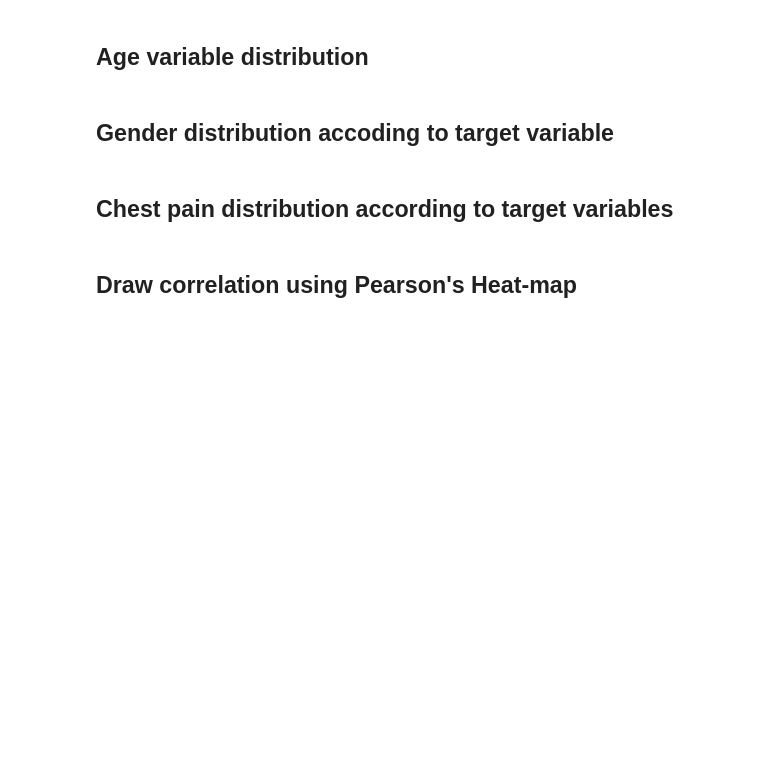
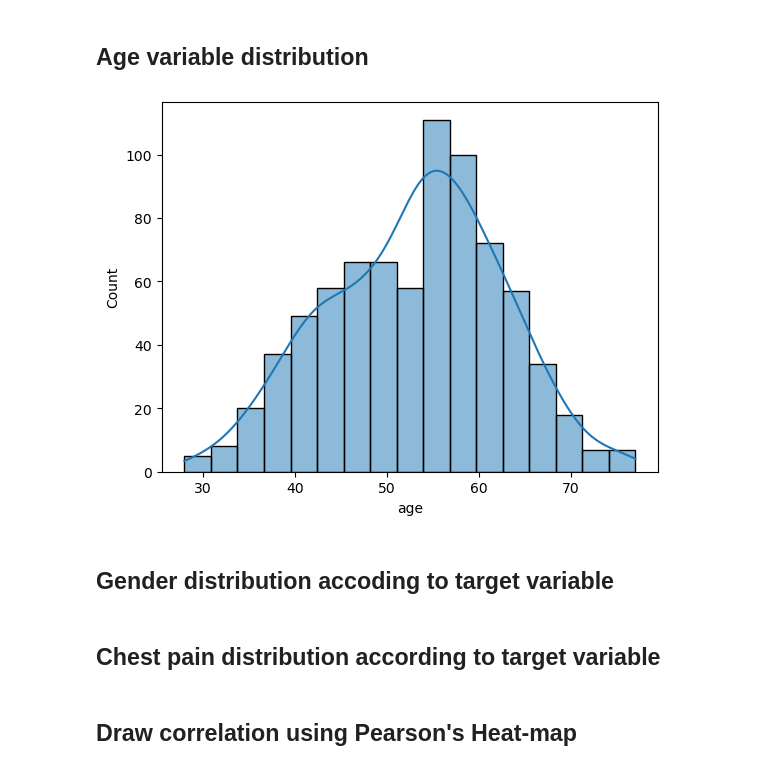
Before and after one commit to jhonnovax/data-preprocessing, a Jupyter notebook: heart-disease-notebook.ipynb, the cells around one changed output. Drawn from its saved outputs; the diff is of its cells as text; code cells hidden in the pictures; blank space fills up the shorter version.

Commit message:
Added outliers distributions and age variable distribution

```diff
--- a/heart-disease-notebook.ipynb
+++ b/heart-disease-notebook.ipynb
@@ -178,9 +202,14 @@ plt.show()
 # %% [markdown]
 ## Age variable distribution
+# %%
+sns.histplot(df['age'], kde=True)
+plt.show()
+# %% [output]
+[figure, new version]
 # %% [markdown]
 ## Gender distribution accoding to target variable
 # %% [markdown]
-## Chest pain distribution according to target variables
+## Chest pain distribution according to target variable
 # %% [markdown]
 ## Draw correlation using Pearson's Heat-map
 # %%
```
Also changed, not shown: parts of 22 cells of this notebook.
